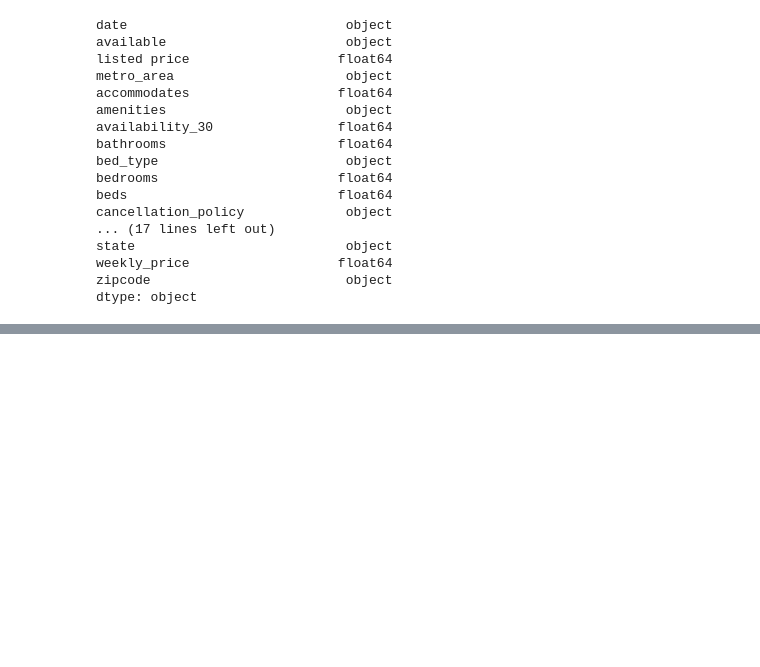
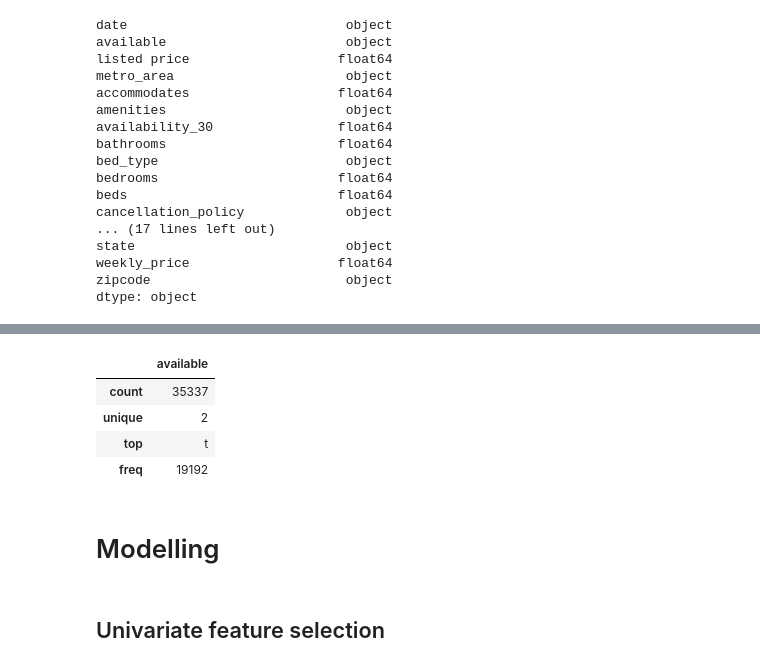
Before and after one commit to terenceneo/Airbnb-NYC-data-study, a Jupyter notebook: AirBnb Data Exploration.ipynb, the cells around one changed output, grey strips where cells are left out. Saved outputs shown, nothing was run; the diff lists cells and outputs as text; code cells hidden in the pictures; blank space fills up the shorter version.

```diff
--- a/AirBnb Data Exploration.ipynb
+++ b/AirBnb Data Exploration.ipynb
@@ -277,0 +403,10 @@ ValueError: could not convert string to float: '2016-05-17'
+# %%
+df.describe
+# %% [output]
+|  | available |
+| count | 35337 |
+| unique | 2 |
+| top | t |
+| freq | 19192 |
+# %% [markdown]
+# Modelling
@@ -277,0 +512,2 @@ ValueError: could not convert string to float: '2016-05-17'
+# %% [markdown]
+## Univariate feature selection
```
Also changed, not shown: parts of 75 cells of this notebook, 2 other files.
